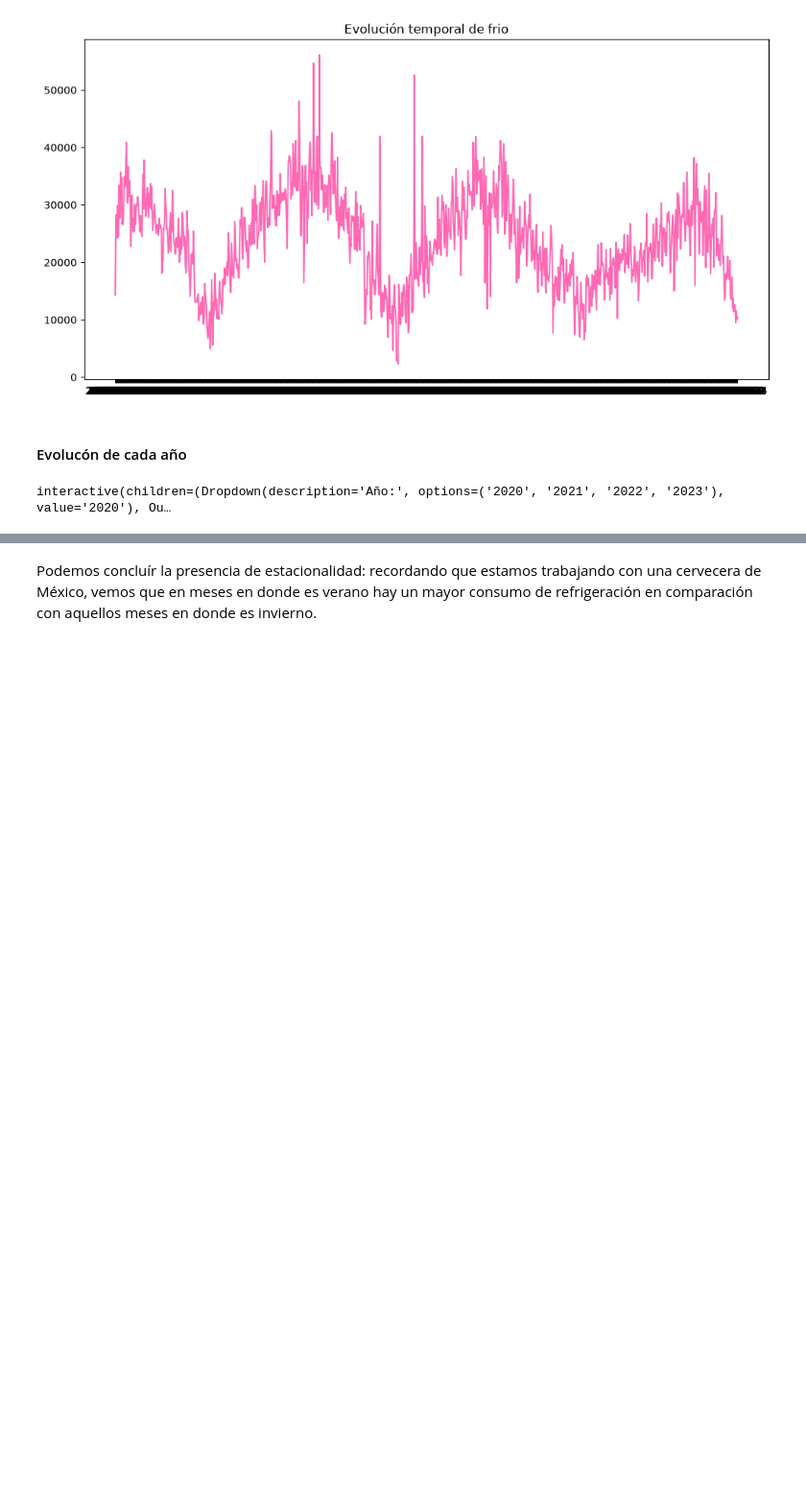
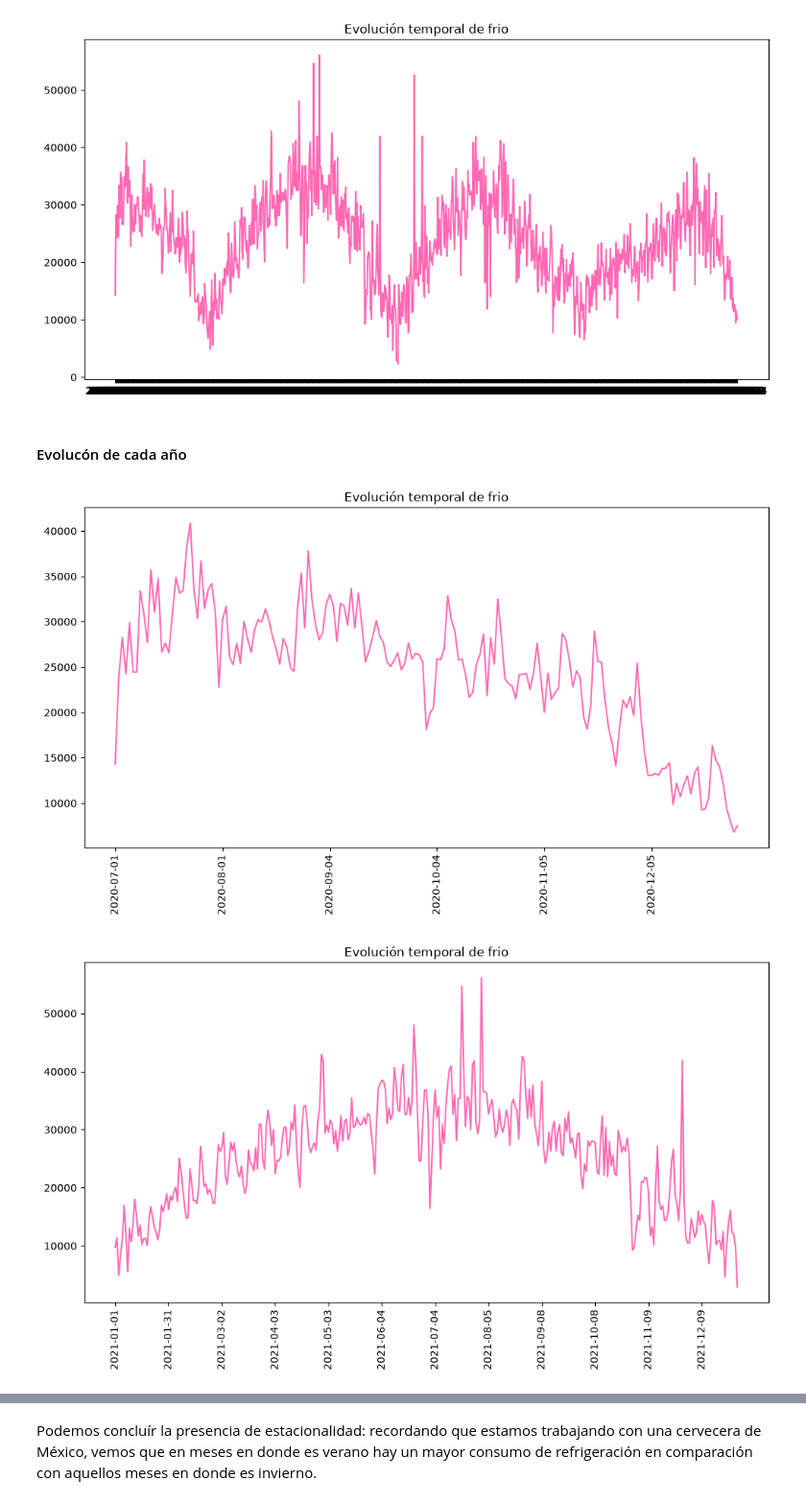
Before and after one commit to ignaciofaule-tech/TPI_LAB2_2026, a Jupyter notebook: notebooks/EDA.ipynb, the cells around one changed output, grey strips where cells are left out. Shown at 96% size. Drawn from its saved outputs; the diff is of its cells as text; code cells hidden in the pictures; blank space fills up the shorter version.

```diff
--- a/notebooks/EDA.ipynb
+++ b/notebooks/EDA.ipynb
@@ -333,17 +333,16 @@ plt.show()
 # %% [markdown]
 #### Evolucón de cada año
 # %%
-import ipywidgets as widgets
+anios = ["2020","2021","2022","2023"]
 
-anios = ["2020", "2021", "2022", "2023"]
+for anio in anios:
 
-@widgets.interact(anio=widgets.Dropdown(options=anios, value="2020", description="Año:"))
-def plot_evolucion_anio(anio):
     df_anio = df_completo_sin_outliers[df_completo_sin_outliers["DIA"].str.contains(anio)]
-    plt.figure(figsize=(12, 6))
+    plt.figure(figsize=(12,6))
     plt.plot(df_anio["DIA"], df_anio["Frio (Kw)"], color="hotpink")
-    plt.xticks(df_anio["DIA"][::30], rotation=90)
-    plt.title(f"Evolución temporal de frio - {anio}")
+    plt.xticks(df_anio["DIA"][::30],rotation=90)
+    plt.title("Evolución temporal de frio")
     plt.show()
 # %% [output]
-interactive(children=(Dropdown(description='Año:', options=('2020', '2021', '2022', '2023'), value='2020'), Ou…
+[figure, added]
+[figure, added]
```
Also changed, not shown: parts of 2 cells of this notebook.
